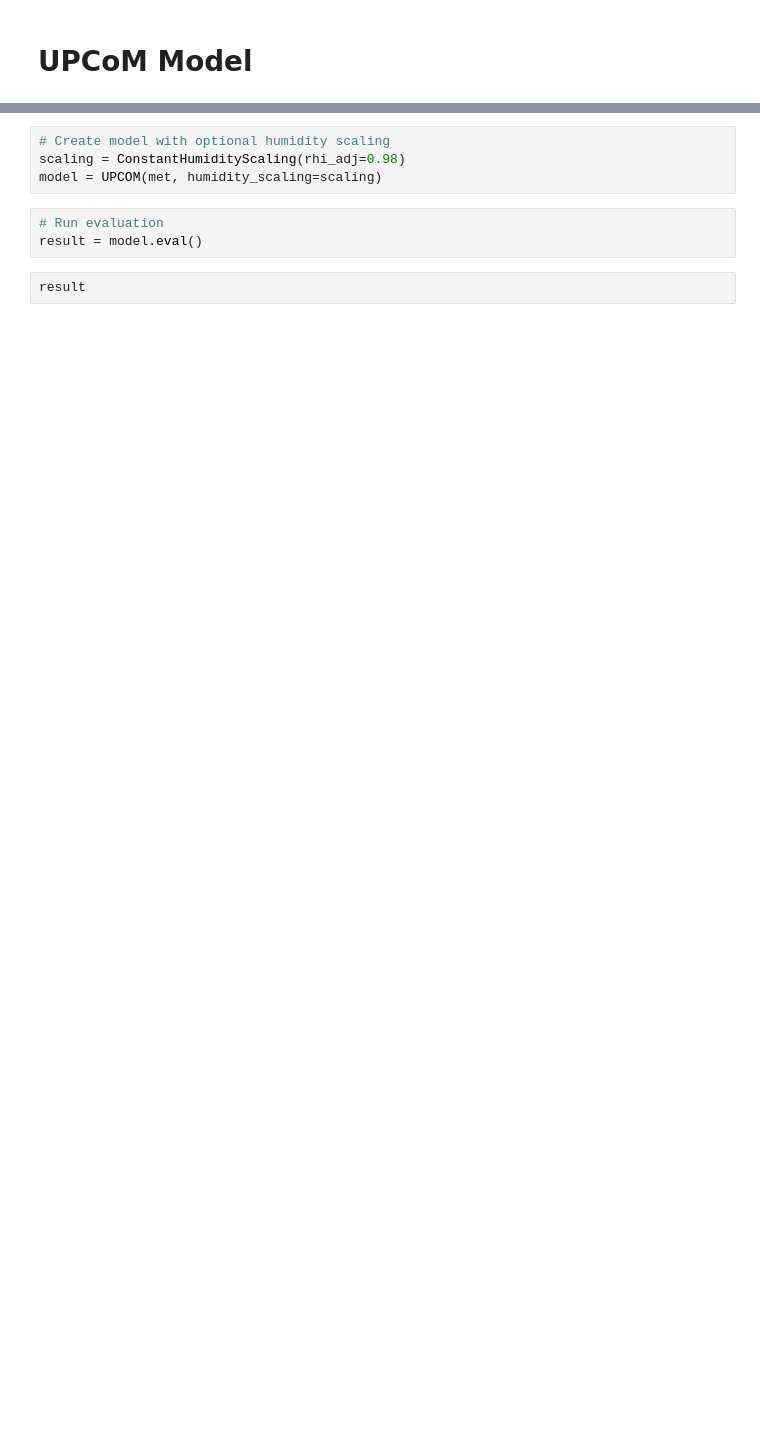
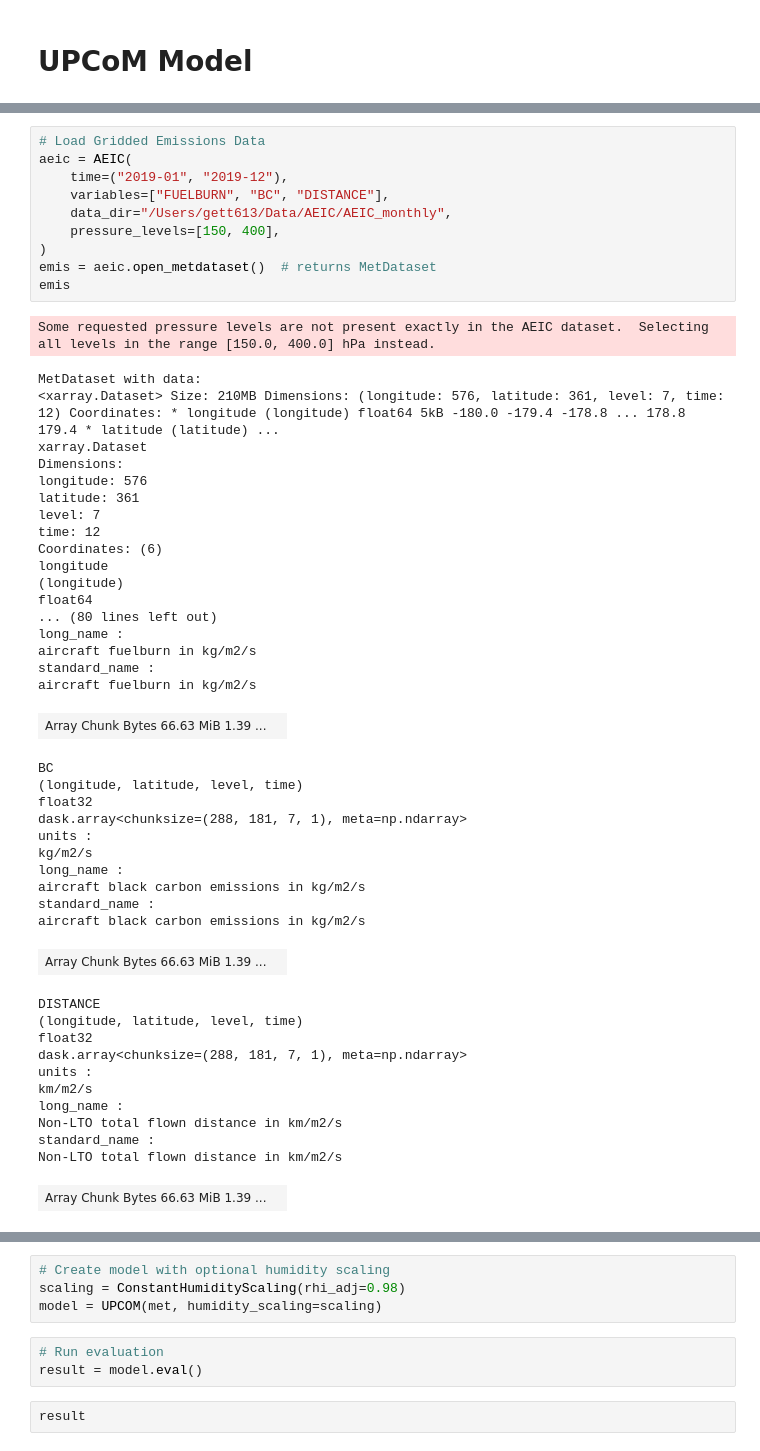
Before and after one commit to andrewgettelman/pycontrails, a Jupyter notebook: docs/notebooks/UPCoM.ipynb, the cells around one changed output, grey strips where cells are left out. Saved outputs shown, nothing was run; the diff lists cells and outputs as text; blank space fills up the shorter version.

```diff
--- a/docs/notebooks/UPCoM.ipynb
+++ b/docs/notebooks/UPCoM.ipynb
@@ -9,3 +10,55 @@ from datetime import datetime
 # For visualization
 import matplotlib.pyplot as plt
 import numpy as np
+# %%
+# Load Gridded Emissions Data
+aeic = AEIC(
+    time=("2019-01", "2019-12"),
+    variables=["FUELBURN", "BC", "DISTANCE"],
+    data_dir="/Users/gett613/Data/AEIC/AEIC_monthly",
+    pressure_levels=[150, 400],
+)
+emis = aeic.open_metdataset()  # returns MetDataset
+emis
+# %% [output]
+Some requested pressure levels are not present exactly in the AEIC dataset.  Selecting all levels in the range [150.0, 400.0] hPa instead.
+MetDataset with data:
+<xarray.Dataset> Size: 210MB Dimensions: (longitude: 576, latitude: 361, level: 7, time: 12) Coordinates: * longitude (longitude) float64 5kB -180.0 -179.4 -178.8 ... 178.8 179.4 * latitude (latitude) ...
+xarray.Dataset
+Dimensions:
+longitude: 576
+latitude: 361
+level: 7
+time: 12
+Coordinates: (6)
+longitude
+(longitude)
+float64
+... (80 lines left out)
+long_name :
+aircraft fuelburn in kg/m2/s
+standard_name :
+aircraft fuelburn in kg/m2/s
+| Array Chunk Bytes 66.63 MiB 1.39 ... |  |
+BC
+(longitude, latitude, level, time)
+float32
+dask.array<chunksize=(288, 181, 7, 1), meta=np.ndarray>
+units :
+kg/m2/s
+long_name :
+aircraft black carbon emissions in kg/m2/s
+standard_name :
+aircraft black carbon emissions in kg/m2/s
+| Array Chunk Bytes 66.63 MiB 1.39 ... |  |
+DISTANCE
+(longitude, latitude, level, time)
+float32
+dask.array<chunksize=(288, 181, 7, 1), meta=np.ndarray>
+units :
+km/m2/s
+long_name :
+Non-LTO total flown distance in km/m2/s
+standard_name :
+Non-LTO total flown distance in km/m2/s
+| Array Chunk Bytes 66.63 MiB 1.39 ... |  |
```
Also changed, not shown: parts of 9 cells of this notebook, 1 other file.
